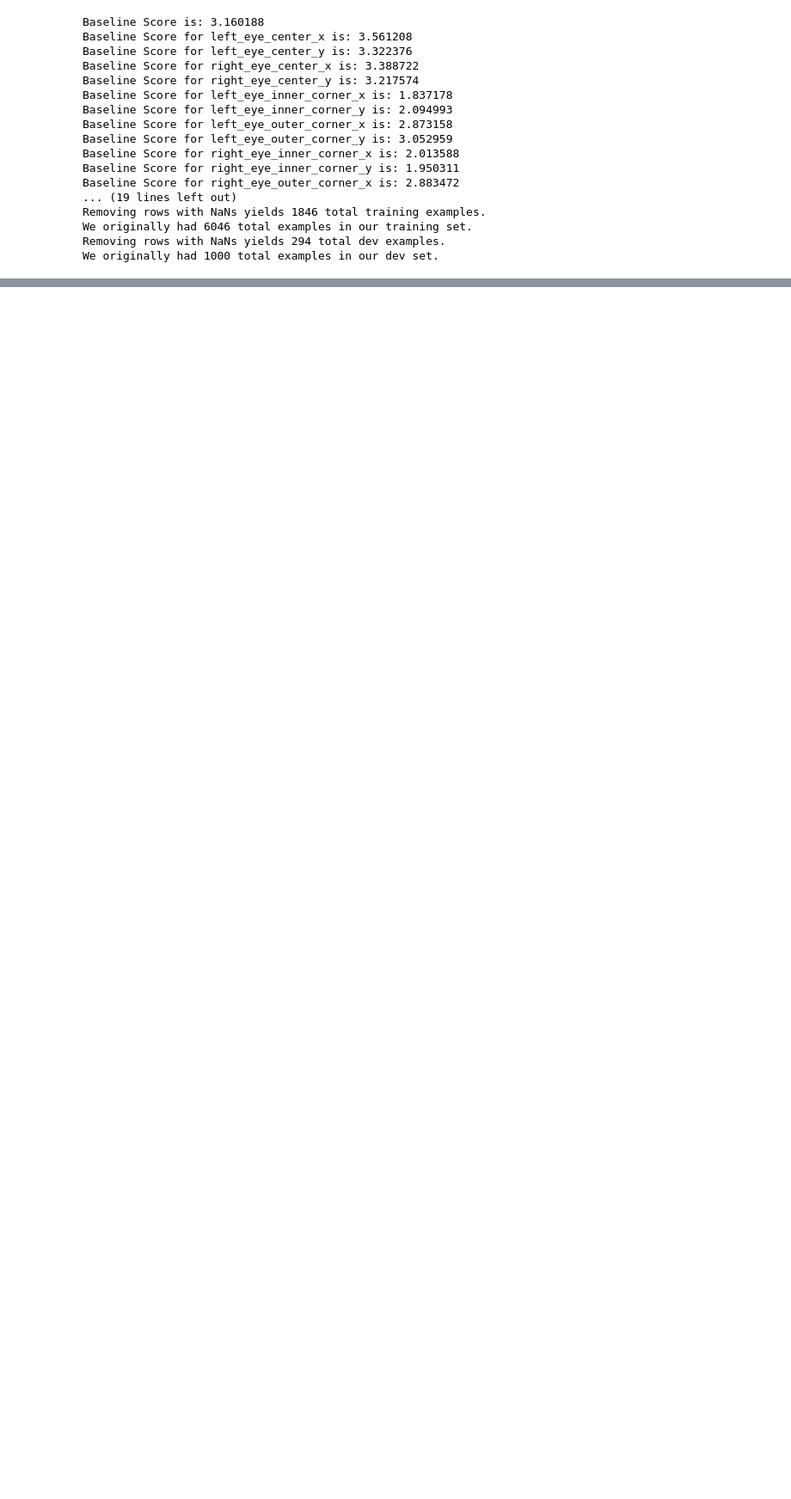
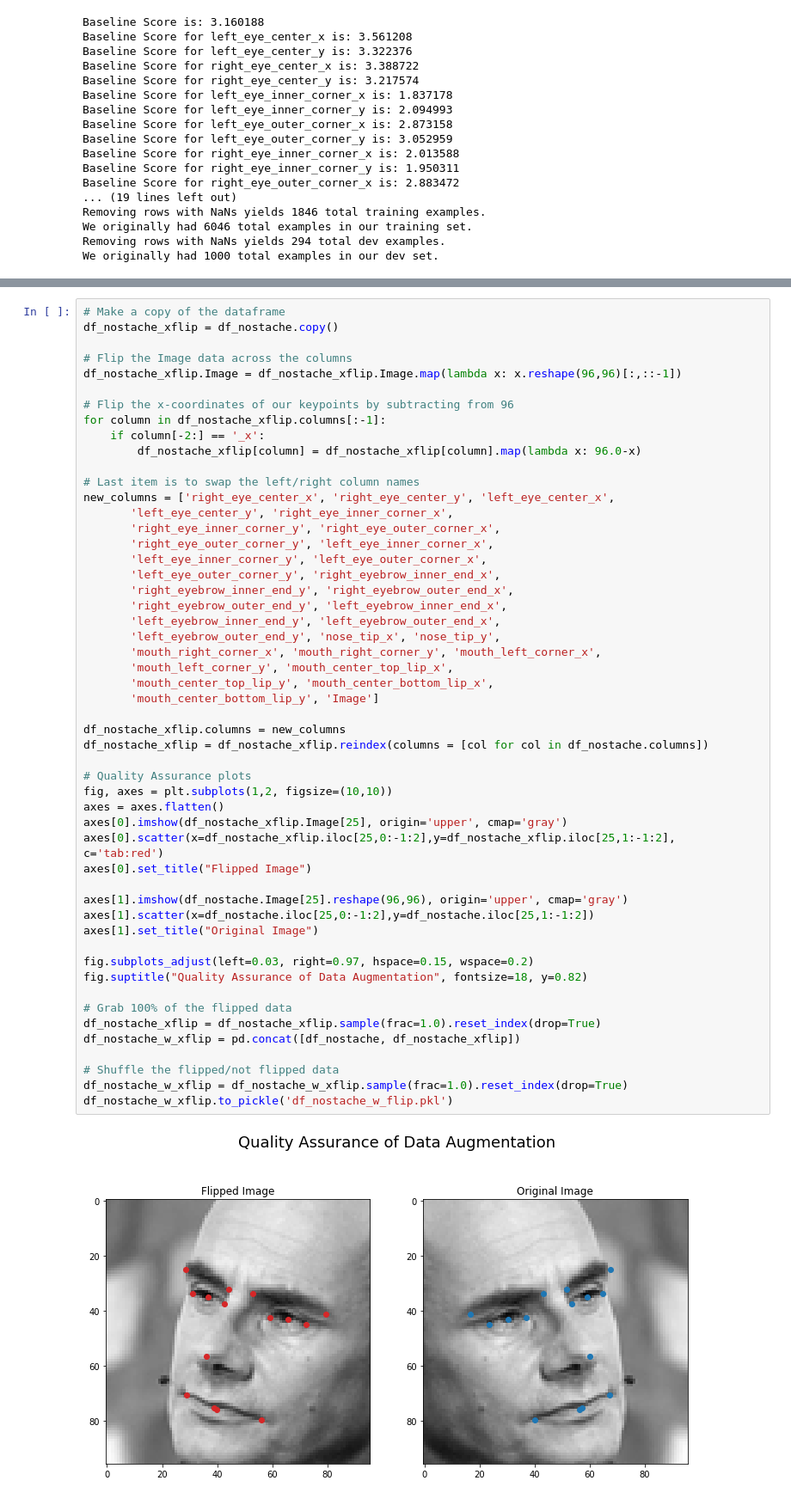
Before and after one commit to tomgoter/w207_finalproject, a Jupyter notebook: DataExploration.ipynb, the cells around one changed output, grey strips where cells are left out. Shown at 86% size. Saved outputs shown, nothing was run; the diff lists cells and outputs as text; blank space fills up the shorter version.

```diff
--- a/DataExploration.ipynb
+++ b/DataExploration.ipynb
@@ -642,0 +626,54 @@ for k in kvalues:
+# %%
+# Make a copy of the dataframe
+df_nostache_xflip = df_nostache.copy()
+
+# Flip the Image data across the columns
+df_nostache_xflip.Image = df_nostache_xflip.Image.map(lambda x: x.reshape(96,96)[:,::-1])
+
+# Flip the x-coordinates of our keypoints by subtracting from 96
+for column in df_nostache_xflip.columns[:-1]:
+    if column[-2:] == '_x':
+        df_nostache_xflip[column] = df_nostache_xflip[column].map(lambda x: 96.0-x)
+
+# Last item is to swap the left/right column names
+new_columns = ['right_eye_center_x', 'right_eye_center_y', 'left_eye_center_x',
+       'left_eye_center_y', 'right_eye_inner_corner_x',
+       'right_eye_inner_corner_y', 'right_eye_outer_corner_x',
+       'right_eye_outer_corner_y', 'left_eye_inner_corner_x',
+       'left_eye_inner_corner_y', 'left_eye_outer_corner_x',
+       'left_eye_outer_corner_y', 'right_eyebrow_inner_end_x',
+       'right_eyebrow_inner_end_y', 'right_eyebrow_outer_end_x',
+       'right_eyebrow_outer_end_y', 'left_eyebrow_inner_end_x',
+       'left_eyebrow_inner_end_y', 'left_eyebrow_outer_end_x',
+       'left_eyebrow_outer_end_y', 'nose_tip_x', 'nose_tip_y',
+       'mouth_right_corner_x', 'mouth_right_corner_y', 'mouth_left_corner_x',
+       'mouth_left_corner_y', 'mouth_center_top_lip_x',
+       'mouth_center_top_lip_y', 'mouth_center_bottom_lip_x',
+       'mouth_center_bottom_lip_y', 'Image']
+
+df_nostache_xflip.columns = new_columns
+df_nostache_xflip = df_nostache_xflip.reindex(columns = [col for col in df_nostache.columns])
+
+# Quality Assurance plots
+fig, axes = plt.subplots(1,2, figsize=(10,10))
+axes = axes.flatten()
+axes[0].imshow(df_nostache_xflip.Image[25], origin='upper', cmap='gray')
+axes[0].scatter(x=df_nostache_xflip.iloc[25,0:-1:2],y=df_nostache_xflip.iloc[25,1:-1:2], c='tab:red')
+axes[0].set_title("Flipped Image")
+
+axes[1].imshow(df_nostache.Image[25].reshape(96,96), origin='upper', cmap='gray')
+axes[1].scatter(x=df_nostache.iloc[25,0:-1:2],y=df_nostache.iloc[25,1:-1:2])
+axes[1].set_title("Original Image")
+
+fig.subplots_adjust(left=0.03, right=0.97, hspace=0.15, wspace=0.2)
+fig.suptitle("Quality Assurance of Data Augmentation", fontsize=18, y=0.82)
+
+# Grab 100% of the flipped data
+df_nostache_xflip = df_nostache_xflip.sample(frac=1.0).reset_index(drop=True)
+df_nostache_w_xflip = pd.concat([df_nostache, df_nostache_xflip])
+
+# Shuffle the flipped/not flipped data
+df_nostache_w_xflip = df_nostache_w_xflip.sample(frac=1.0).reset_index(drop=True)
+df_nostache_w_xflip.to_pickle('df_nostache_w_flip.pkl')
+# %% [output]
+[figure, added]
```
Also changed, not shown: parts of 19 cells of this notebook.
